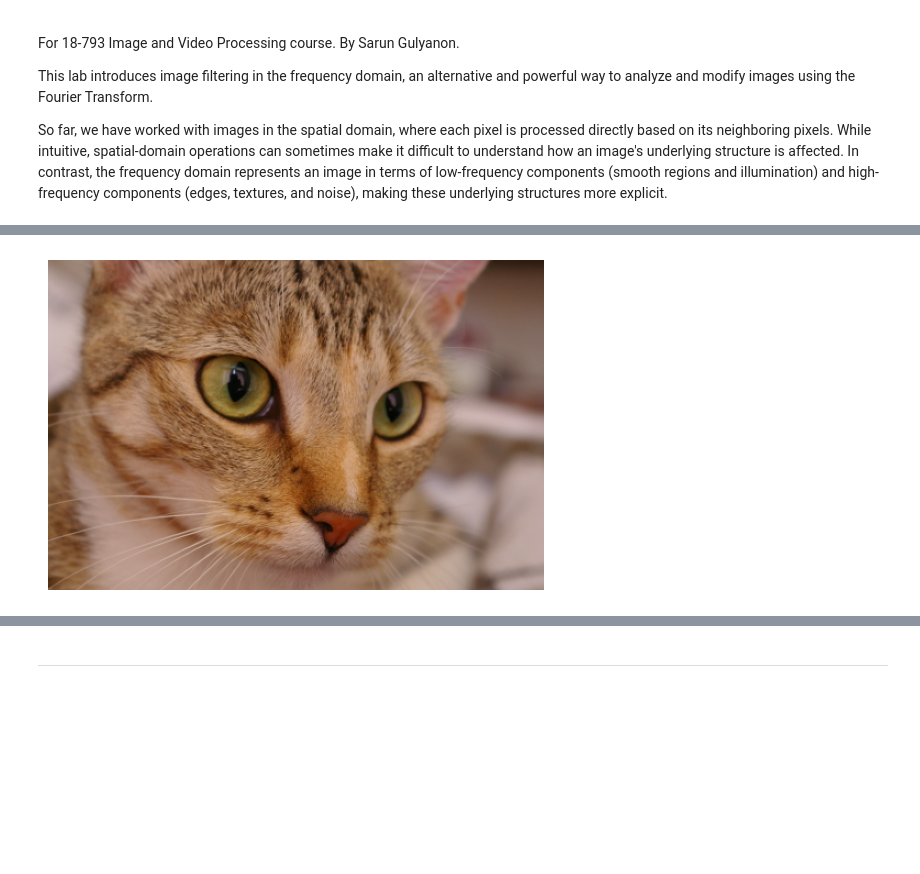
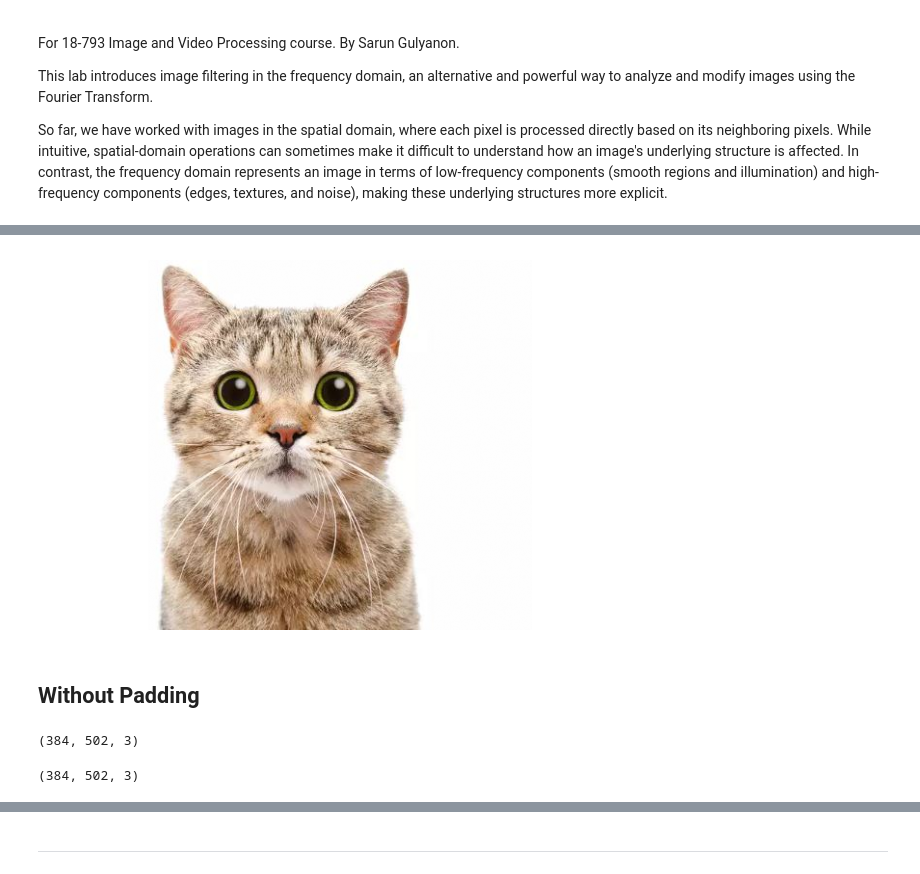
Before and after one commit to sgulyano/imgvdoproc, a Jupyter notebook: lab_freq_img_filter.ipynb, the cells around one changed output, grey strips where cells are left out. Drawn from its saved outputs; the diff is of its cells as text; code cells hidden in the pictures; blank space fills up the shorter version.

Commit message:
Update lab freq image filter

```diff
--- a/lab_freq_img_filter.ipynb
+++ b/lab_freq_img_filter.ipynb
@@ -16,12 +28,12 @@ from skimage import data
 %matplotlib inline
 # %%
-image = data.cat()
+image = plt.imread("cat.jpg")
 img = image.copy() / 255
 plt.imshow(img)
 plt.axis('off')
 plt.show()
 # %% [output]
-[figure, old version]
+[figure, new version]
 # %%
 def gaussian_kernel(size, sigma=1):
     n = size//2
@@ -29,3 +41,5 @@ def gaussian_kernel(size, sigma=1):
     kernel = np.exp(- (xx**2 + yy**2) / (2*sigma**2))
     kernel = kernel / kernel.sum()
     return kernel
+# %% [markdown]
+## Without Padding
@@ -31,0 +84,8 @@ def gaussian_kernel(size, sigma=1):
+# %%
+img_blur.shape
+# %% [output]
+(384, 502, 3)
+# %%
+img.shape
+# %% [output]
+(384, 502, 3)
```
Also changed, not shown: parts of 11 cells of this notebook.
